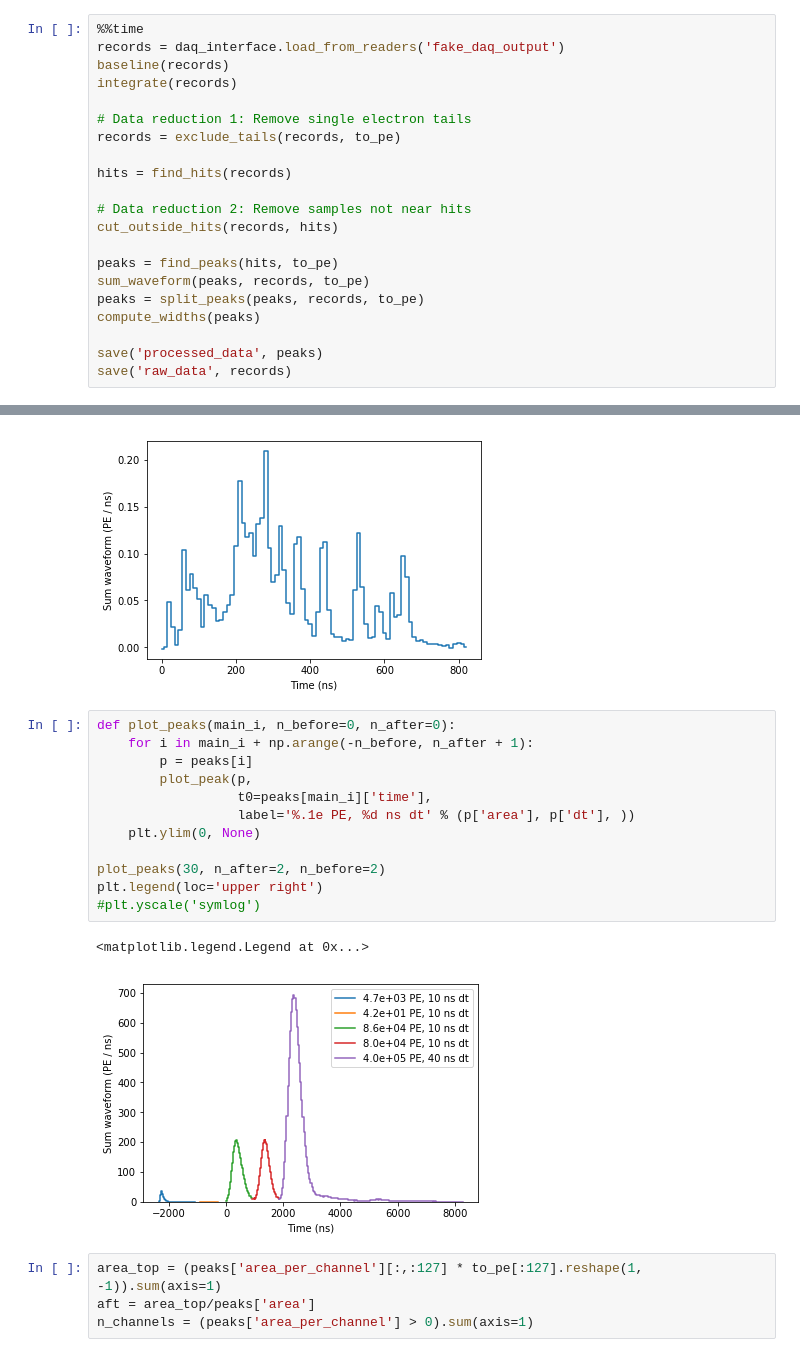
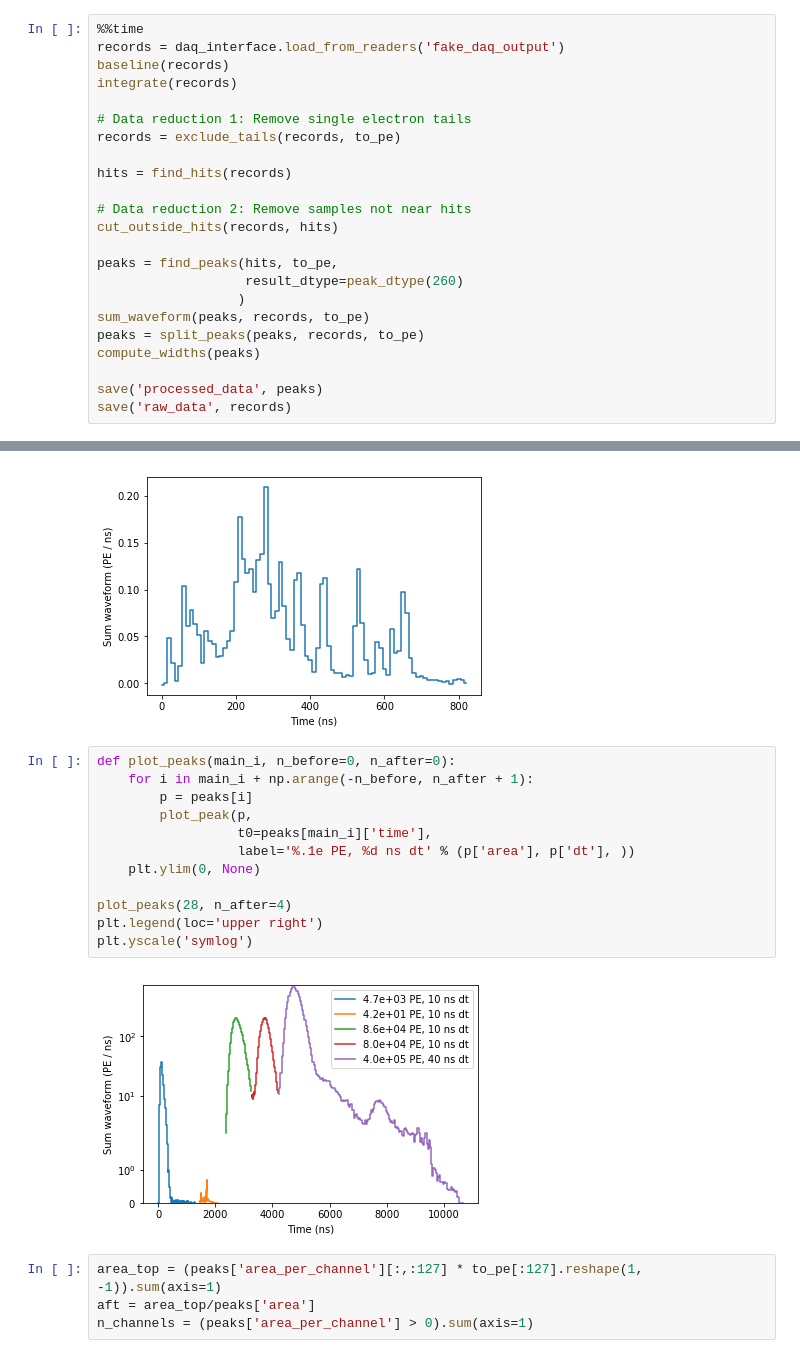
Before and after one commit to AxFoundation/strax, a Jupyter notebook: notebooks/Demonstration.ipynb, the cells around one changed output, grey strips where cells are left out. Drawn from its saved outputs; the diff is of its cells as text.

```diff
--- a/notebooks/Demonstration.ipynb
+++ b/notebooks/Demonstration.ipynb
@@ -30,7 +30,9 @@ hits = find_hits(records)
 # Data reduction 2: Remove samples not near hits
 cut_outside_hits(records, hits)
 
-peaks = find_peaks(hits, to_pe)
+peaks = find_peaks(hits, to_pe,
+                   result_dtype=peak_dtype(260)
+                  )
 sum_waveform(peaks, records, to_pe)
 peaks = split_peaks(peaks, records, to_pe)
 compute_widths(peaks)
@@ -71,18 +73,17 @@ plot_peak(peaks[35])
 # %%
 def plot_peaks(main_i, n_before=0, n_after=0):
     for i in main_i + np.arange(-n_before, n_after + 1):
         p = peaks[i]
         plot_peak(p,
                   t0=peaks[main_i]['time'],
                   label='%.1e PE, %d ns dt' % (p['area'], p['dt'], ))
     plt.ylim(0, None)
 
-plot_peaks(30, n_after=2, n_before=2)
+plot_peaks(28, n_after=4)
 plt.legend(loc='upper right')
-#plt.yscale('symlog')
+plt.yscale('symlog')
 # %% [output]
-<matplotlib.legend.Legend at 0x...>
-[figure, old version]
+[figure, new version]
 # %%
 area_top = (peaks['area_per_channel'][:,:127] * to_pe[:127].reshape(1, -1)).sum(axis=1)
 aft = area_top/peaks['area']
```
Also changed, not shown: parts of 1 cell of this notebook, 5 other files.
